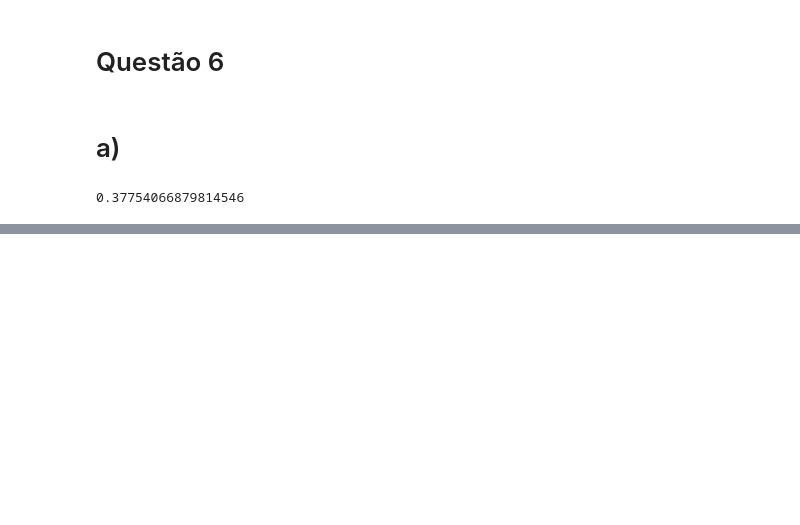
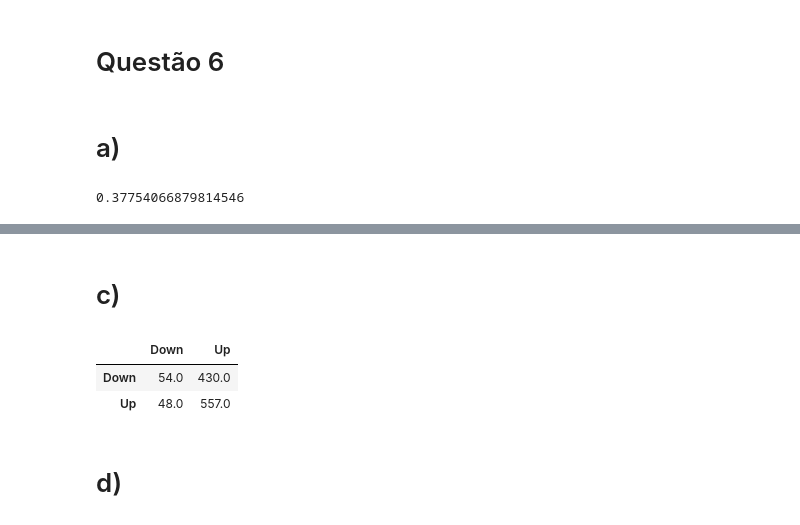
Before and after one commit to josinovmota/Defeating-An-introduction-to-statistical-learning, a Jupyter notebook: Exercises/4.8 Exercises (Classificação)/main.ipynb, the cells around one changed output, grey strips where cells are left out. Cells and saved outputs as stored; diff of their text form; code cells hidden in the pictures; blank space fills up the shorter version.

```diff
--- a/Exercises/4.8 Exercises (Classificação)/main.ipynb
+++ b/Exercises/4.8 Exercises (Classificação)/main.ipynb
@@ -107,0 +200,18 @@ Probabilidade de aproxidamente 37%
+# %%
+df_logistic_regression = df.drop(['Year', 'Today'], axis=1)
+
+x_train = df_logistic_regression.drop(['Direction'], axis=1)
+
+df_logistic_regression['Direction'] = pd.get_dummies(df_logistic_regression['Direction'], drop_first=True)
+
+x_train = sm.add_constant(x_train)
+y_train = df_logistic_regression['Direction']
+
+model = sm.Logit(y_train, x_train).fit()
+
+print(model.summary())
+
+"""
+Os predictors que parecem não ser estatísticamente significantes são:
+Lag3, Lag5 e Volume pois eles tem um Z-Value muito próximo de 0 e um
+p-value relativamente alto em relação aos outros.
@@ -107,0 +236,14 @@ Probabilidade de aproxidamente 37%
+# %% [markdown]
+# c)
+# %%
+matrix = model.pred_table()
+
+labels = ['Down', 'Up']
+df_matrix = pd.DataFrame(matrix, index=labels, columns=labels)
+df_matrix
+# %% [output]
+|  | Down | Up |
+| Down | 54.0 | 430.0 |
+| Up | 48.0 | 557.0 |
+# %% [markdown]
+# d)
```
Also changed, not shown: parts of 23 cells of this notebook.
